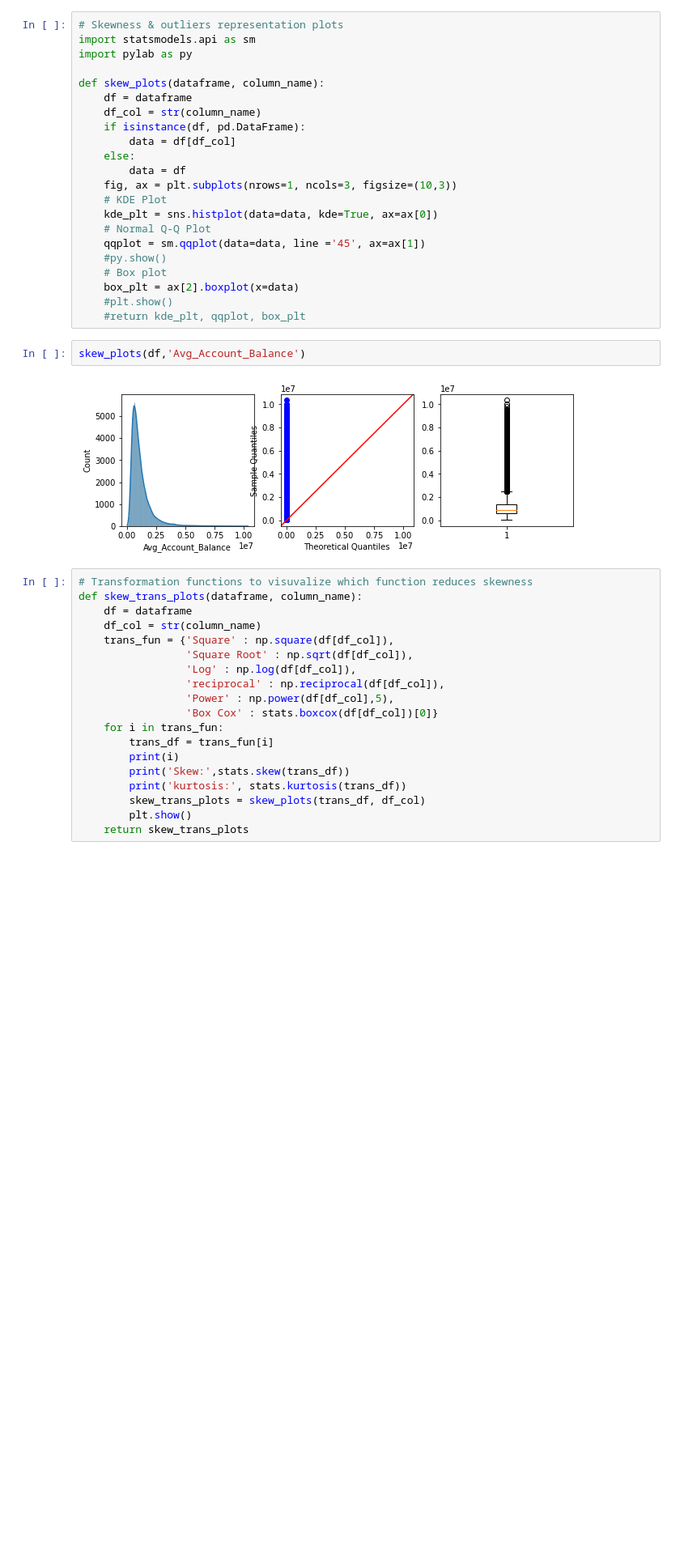
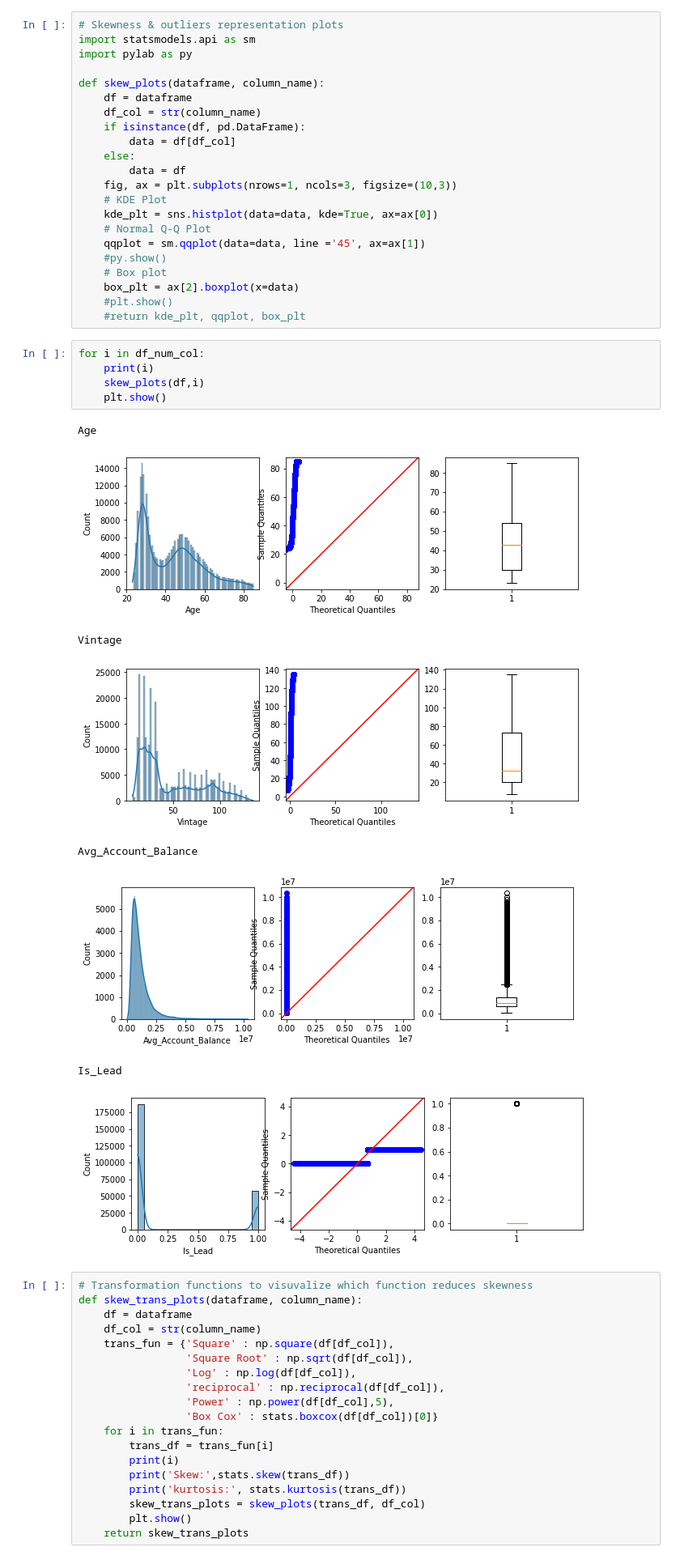
Before and after one commit to eswarpoluri/EDA, a Jupyter notebook: EDA.ipynb, the cells around one changed output. Shown: that part at 81% size. Cells and saved outputs as stored; diff of their text form; blank space fills up the shorter version.

```diff
--- a/EDA.ipynb
+++ b/EDA.ipynb
@@ -235,10 +235,20 @@ def skew_plots(dataframe, column_name):
     box_plt = ax[2].boxplot(x=data)
     #plt.show()
     #return kde_plt, qqplot, box_plt
-# %%
-skew_plots(df,'Avg_Account_Balance')
-# %% [output]
-[figure, removed]
+# %%
+for i in df_num_col:
+    print(i)
+    skew_plots(df,i)
+    plt.show()
+# %% [output]
+Age
+[figure, added]
+Vintage
+[figure, added]
+Avg_Account_Balance
+[figure, added]
+Is_Lead
+[figure, added]
 # %%
 # Transformation functions to visuvalize which function reduces skewness
 def skew_trans_plots(dataframe, column_name):
```
